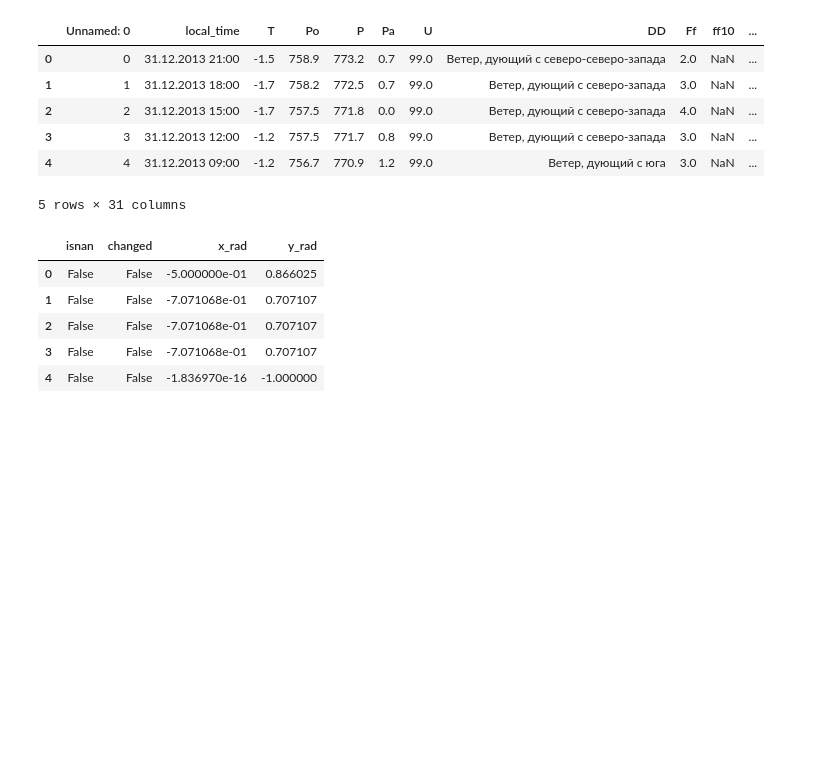
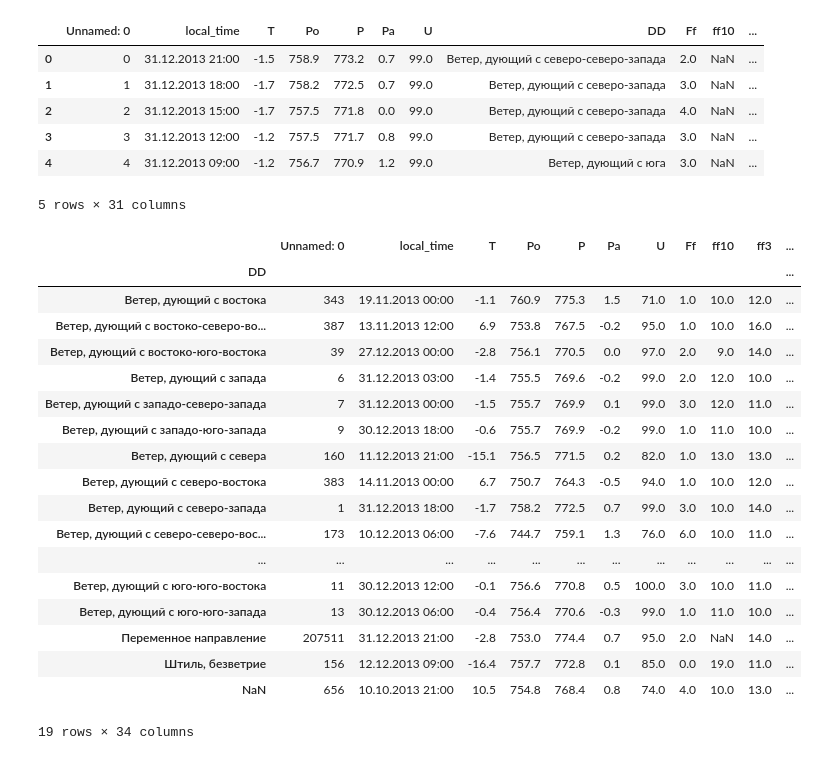
Before and after one commit to ea-evdokimov/ForecastingExtremeWeather, a Jupyter notebook: notebooks/feature_preparing.ipynb, the cells around one changed output. Drawn from its saved outputs; the diff is of its cells as text; code cells hidden in the pictures; blank space fills up the shorter version.

Commit message:
final fixies of dd_prepare

```diff
--- a/notebooks/feature_preparing.ipynb
+++ b/notebooks/feature_preparing.ipynb
@@ -16,11 +16,26 @@ weather_data.head()
 | 4 | 4 | 31.12.2013 09:00 | -1.2 | 756.7 | 770.9 | 1.2 | 99.0 | Ветер, дующий с юга | 3.0 | NaN | ... |
 5 rows × 31 columns
 # %%
-pd.json_normalize(weather_data.DD.map(feat_prepare.dd_preparation)).head()
+ext_weather = pd.merge(weather_data, pd.json_normalize(weather_data.DD.map(feat_prepare.dd_preparation)), left_index=True, right_index=True)
-# %% [output]
-|  | isnan | changed | x_rad | y_rad |
-| 0 | False | False | -5.000000e-01 | 0.866025 |
-| 1 | False | False | -7.071068e-01 | 0.707107 |
-| 2 | False | False | -7.071068e-01 | 0.707107 |
-| 3 | False | False | -7.071068e-01 | 0.707107 |
-| 4 | False | False | -1.836970e-16 | -1.000000 |
+# %%
+ext_weather.groupby(['DD'], dropna=False).first()
+# %% [output]
+|  | Unnamed: 0 | local_time | T | Po | P | Pa | U | Ff | ff10 | ff3 | ... |
+| DD |  |  |  |  |  |  |  |  |  |  | ... |
+| Ветер, дующий с востока | 343 | 19.11.2013 00:00 | -1.1 | 760.9 | 775.3 | 1.5 | 71.0 | 1.0 | 10.0 | 12.0 | ... |
+| Ветер, дующий с востоко-северо-во... | 387 | 13.11.2013 12:00 | 6.9 | 753.8 | 767.5 | -0.2 | 95.0 | 1.0 | 10.0 | 16.0 | ... |
+| Ветер, дующий с востоко-юго-востока | 39 | 27.12.2013 00:00 | -2.8 | 756.1 | 770.5 | 0.0 | 97.0 | 2.0 | 9.0 | 14.0 | ... |
+| Ветер, дующий с запада | 6 | 31.12.2013 03:00 | -1.4 | 755.5 | 769.6 | -0.2 | 99.0 | 2.0 | 12.0 | 10.0 | ... |
+| Ветер, дующий с западо-северо-запада | 7 | 31.12.2013 00:00 | -1.5 | 755.7 | 769.9 | 0.1 | 99.0 | 3.0 | 12.0 | 11.0 | ... |
+| Ветер, дующий с западо-юго-запада | 9 | 30.12.2013 18:00 | -0.6 | 755.7 | 769.9 | -0.2 | 99.0 | 1.0 | 11.0 | 10.0 | ... |
+| Ветер, дующий с севера | 160 | 11.12.2013 21:00 | -15.1 | 756.5 | 771.5 | 0.2 | 82.0 | 1.0 | 13.0 | 13.0 | ... |
+| Ветер, дующий с северо-востока | 383 | 14.11.2013 00:00 | 6.7 | 750.7 | 764.3 | -0.5 | 94.0 | 1.0 | 10.0 | 12.0 | ... |
+| Ветер, дующий с северо-запада | 1 | 31.12.2013 18:00 | -1.7 | 758.2 | 772.5 | 0.7 | 99.0 | 3.0 | 10.0 | 14.0 | ... |
+| Ветер, дующий с северо-северо-вос... | 173 | 10.12.2013 06:00 | -7.6 | 744.7 | 759.1 | 1.3 | 76.0 | 6.0 | 10.0 | 11.0 | ... |
+| ... | ... | ... | ... | ... | ... | ... | ... | ... | ... | ... | ... |
+| Ветер, дующий с юго-юго-востока | 11 | 30.12.2013 12:00 | -0.1 | 756.6 | 770.8 | 0.5 | 100.0 | 3.0 | 10.0 | 11.0 | ... |
+| Ветер, дующий с юго-юго-запада | 13 | 30.12.2013 06:00 | -0.4 | 756.4 | 770.6 | -0.3 | 99.0 | 1.0 | 11.0 | 10.0 | ... |
+| Переменное направление | 207511 | 31.12.2013 21:00 | -2.8 | 753.0 | 774.4 | 0.7 | 95.0 | 2.0 | NaN | 14.0 | ... |
+| Штиль, безветрие | 156 | 12.12.2013 09:00 | -16.4 | 757.7 | 772.8 | 0.1 | 85.0 | 0.0 | 19.0 | 11.0 | ... |
+| NaN | 656 | 10.10.2013 21:00 | 10.5 | 754.8 | 768.4 | 0.8 | 74.0 | 4.0 | 10.0 | 13.0 | ... |
+19 rows × 34 columns
```
Also changed, not shown: 1 other file.
